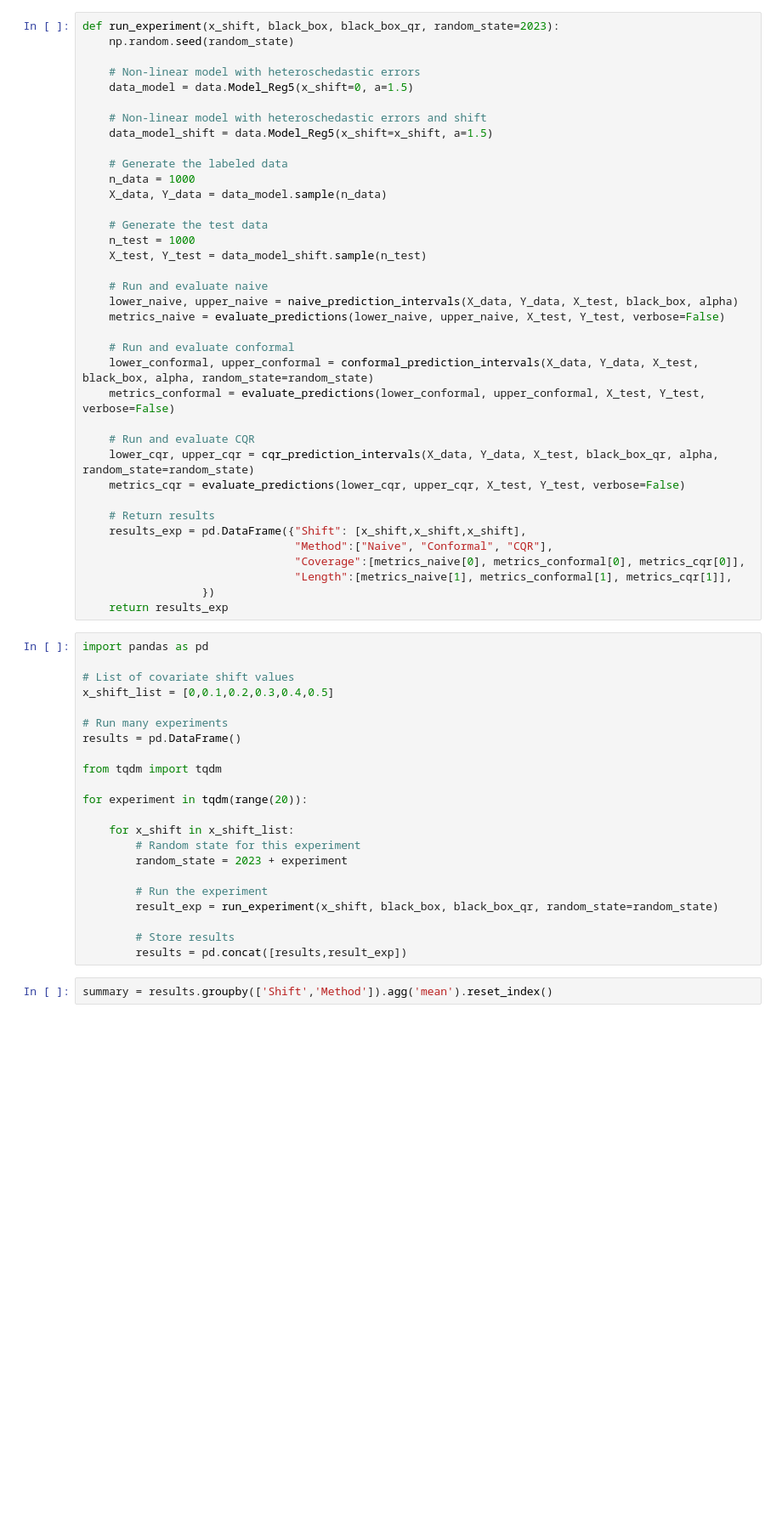
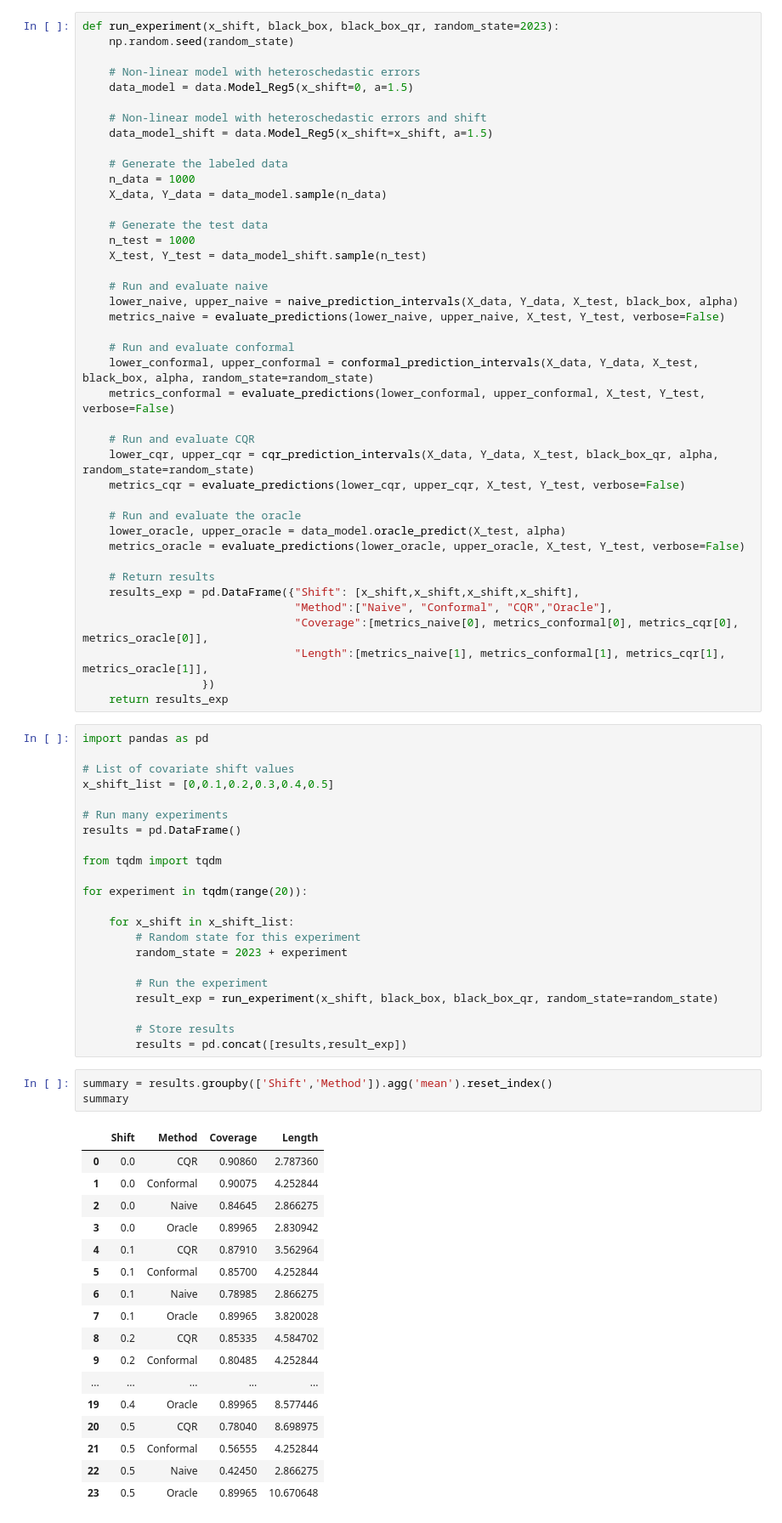
Before and after one commit to msesia/course-2023-collegio, a Jupyter notebook: notebooks/workbook_5_solutions.ipynb, the cells around one changed output. Shown at 85% size. Drawn from its saved outputs; the diff is of its cells as text; blank space fills up the shorter version.

Commit message:
Added oracle benchmark to workbook_5

```diff
--- a/notebooks/workbook_5_solutions.ipynb
+++ b/notebooks/workbook_5_solutions.ipynb
@@ -475,11 +475,15 @@ def run_experiment(x_shift, black_box, black_box_qr, random_state=2023):
     lower_cqr, upper_cqr = cqr_prediction_intervals(X_data, Y_data, X_test, black_box_qr, alpha, random_state=random_state)
     metrics_cqr = evaluate_predictions(lower_cqr, upper_cqr, X_test, Y_test, verbose=False)
 
+    # Run and evaluate the oracle
+    lower_oracle, upper_oracle = data_model.oracle_predict(X_test, alpha)
+    metrics_oracle = evaluate_predictions(lower_oracle, upper_oracle, X_test, Y_test, verbose=False)
+
     # Return results
-    results_exp = pd.DataFrame({"Shift": [x_shift,x_shift,x_shift],
-                                "Method":["Naive", "Conformal", "CQR"],
-                                "Coverage":[metrics_naive[0], metrics_conformal[0], metrics_cqr[0]],
-                                "Length":[metrics_naive[1], metrics_conformal[1], metrics_cqr[1]],
+    results_exp = pd.DataFrame({"Shift": [x_shift,x_shift,x_shift,x_shift],
+                                "Method":["Naive", "Conformal", "CQR","Oracle"],
+                                "Coverage":[metrics_naive[0], metrics_conformal[0], metrics_cqr[0], metrics_oracle[0]],
+                                "Length":[metrics_naive[1], metrics_conformal[1], metrics_cqr[1], metrics_oracle[1]],
                   })
     return results_exp
 # %%
@@ -506,6 +510,25 @@ for experiment in tqdm(range(20)):
         results = pd.concat([results,result_exp])
 # %%
 summary = results.groupby(['Shift','Method']).agg('mean').reset_index()
+summary
+# %% [output]
+|  | Shift | Method | Coverage | Length |
+| 0 | 0.0 | CQR | 0.90860 | 2.787360 |
+| 1 | 0.0 | Conformal | 0.90075 | 4.252844 |
+| 2 | 0.0 | Naive | 0.84645 | 2.866275 |
+| 3 | 0.0 | Oracle | 0.89965 | 2.830942 |
+| 4 | 0.1 | CQR | 0.87910 | 3.562964 |
+| 5 | 0.1 | Conformal | 0.85700 | 4.252844 |
+| 6 | 0.1 | Naive | 0.78985 | 2.866275 |
+| 7 | 0.1 | Oracle | 0.89965 | 3.820028 |
+| 8 | 0.2 | CQR | 0.85335 | 4.584702 |
+| 9 | 0.2 | Conformal | 0.80485 | 4.252844 |
+| ... | ... | ... | ... | ... |
+| 19 | 0.4 | Oracle | 0.89965 | 8.577446 |
+| 20 | 0.5 | CQR | 0.78040 | 8.698975 |
+| 21 | 0.5 | Conformal | 0.56555 | 4.252844 |
+| 22 | 0.5 | Naive | 0.42450 | 2.866275 |
+| 23 | 0.5 | Oracle | 0.89965 | 10.670648 |
 # %%
 import seaborn as sns
 
```
Also changed, not shown: parts of 1 cell of this notebook, 1 other file.
